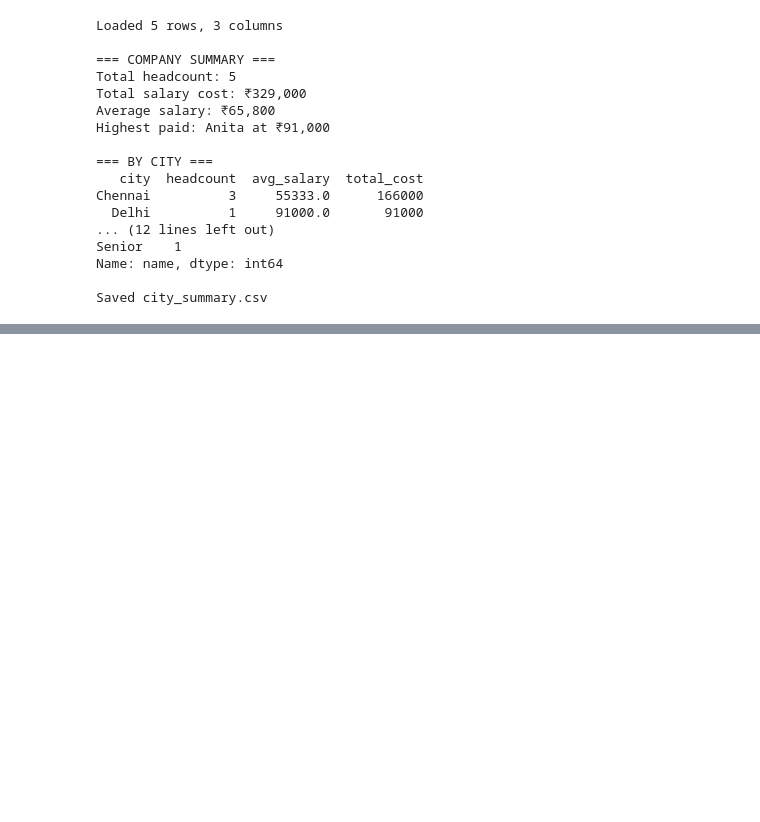
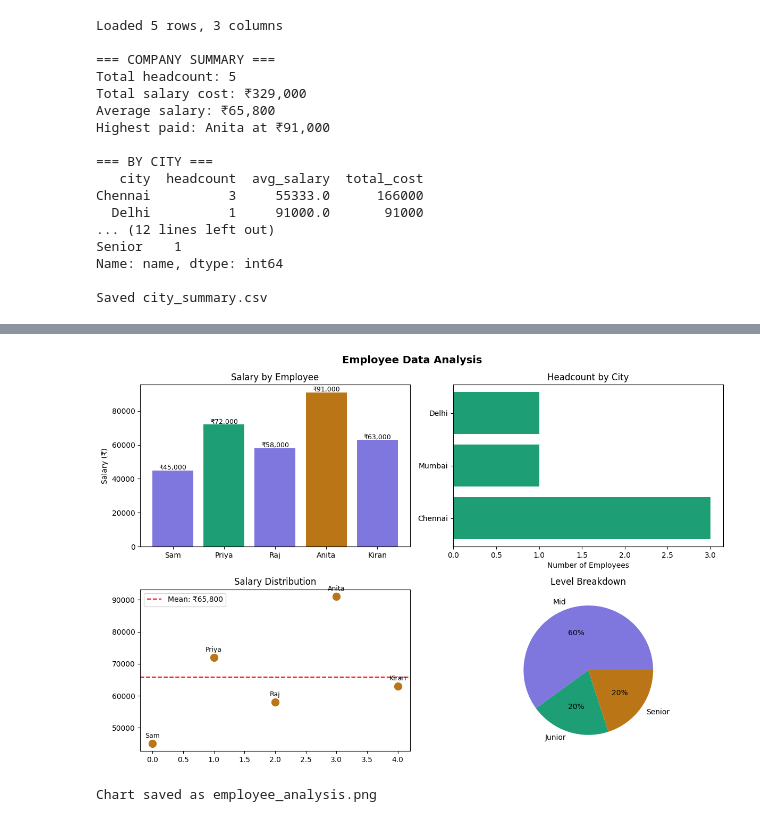
Before and after one commit to samstarm2512/ai_engineer, a Jupyter notebook: day2_pandas.ipynb, the cells around one changed output, grey strips where cells are left out. Saved outputs shown, nothing was run; the diff lists cells and outputs as text; code cells hidden in the pictures; blank space fills up the shorter version.

Commit message:
Day 3: NumPy, Matplotlib, Seaborn, reusable EDA function

```diff
--- a/day2_pandas.ipynb
+++ b/day2_pandas.ipynb
@@ -334,0 +435,51 @@ Saved city_summary.csv
+# %%
+# Day 3 - Matplotlib: Visualizing data
+import matplotlib.pyplot as plt
+import numpy as np
+import pandas as pd
+
+# Your employee data
+df = pd.DataFrame({
+    "name":   ["Sam", "Priya", "Raj", "Anita", "Kiran"],
+    "city":   ["Chennai", "Mumbai", "Chennai", "Delhi", "Chennai"],
+    "salary": [45000, 72000, 58000, 91000, 63000],
+    "level":  ["Junior", "Mid", "Mid", "Senior", "Mid"]
+})
+
+fig, axes = plt.subplots(2, 2, figsize=(12, 8))
+fig.suptitle("Employee Data Analysis", fontsize=14, fontweight="bold")
+
+# Chart 1 — Bar chart: Salary by employee
+axes[0,0].bar(df["name"], df["salary"], color=["#7F77DD","#1D9E75","#7F77DD","#BA7517","#7F77DD"])
+axes[0,0].set_title("Salary by Employee")
+axes[0,0].set_ylabel("Salary (₹)")
+for i, v in enumerate(df["salary"]):
+    axes[0,0].text(i, v + 500, f"₹{v:,}", ha="center", fontsize=9)
+
+# Chart 2 — Horizontal bar: City headcount
+city_counts = df["city"].value_counts()
+axes[0,1].barh(city_counts.index, city_counts.values, color="#1D9E75")
+axes[0,1].set_title("Headcount by City")
+axes[0,1].set_xlabel("Number of Employees")
+
+# Chart 3 — Scatter: just salary distribution
+axes[1,0].scatter(range(len(df)), df["salary"], s=100, color="#BA7517", zorder=5)
+axes[1,0].axhline(y=df["salary"].mean(), color="red", linestyle="--", label=f'Mean: ₹{df["salary"].mean():,.0f}')
+for i, row in df.iterrows():
+    axes[1,0].annotate(row["name"], (i, row["salary"]), textcoords="offset points", xytext=(0,8), ha="center", fontsize=9)
+axes[1,0].set_title("Salary Distribution")
+axes[1,0].legend()
+
+# Chart 4 — Pie: Level breakdown
+level_counts = df["level"].value_counts()
+axes[1,1].pie(level_counts.values, labels=level_counts.index, autopct="%1.0f%%",
+              colors=["#7F77DD", "#1D9E75", "#BA7517"])
+axes[1,1].set_title("Level Breakdown")
+
+plt.tight_layout()
+plt.savefig("employee_analysis.png", dpi=150, bbox_inches="tight")
+plt.show()
+print("Chart saved as employee_analysis.png")
+# %% [output]
+[figure, added]
+Chart saved as employee_analysis.png
```
Also changed, not shown: parts of 3 cells of this notebook, 3 other files.
